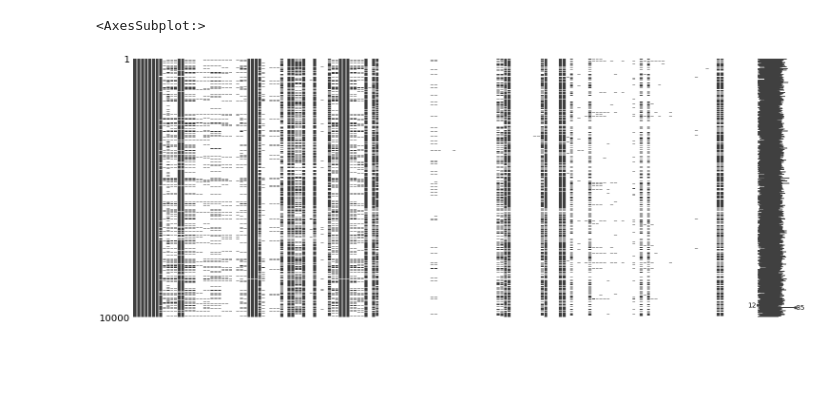
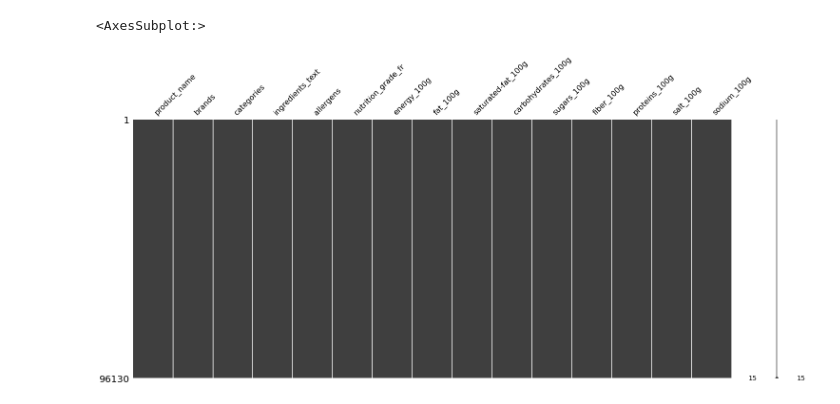
Before and after one commit to Gio-Mgm/food-flix, a Jupyter notebook: notebooks/data_cleaning.ipynb, the cells around one changed output. Saved outputs shown, nothing was run; the diff lists cells and outputs as text; code cells hidden in the pictures; blank space fills up the shorter version.

Commit message:
clean des datas pour mvp

```diff
--- a/notebooks/data_cleaning.ipynb
+++ b/notebooks/data_cleaning.ipynb
@@ -13,0 +129,16 @@ df.shape
+# %%
+df_x = df_2[[
+    'energy_100g',
+    'fat_100g',
+    'saturated-fat_100g',
+    'carbohydrates_100g',
+    'sugars_100g',
+    'fiber_100g',
+    'proteins_100g',
+    'salt_100g',
+    'sodium_100g'
+]]
+
+for i, col in enumerate(df_x.columns):
+    plt.figure(i, figsize=(12,6))
+    sns.boxplot(x=col, data=df_x)
@@ -13,0 +155,2 @@ df.shape
+# %%
+df_2 = df_2[df_2["proteins_100g"] < 100]
@@ -14,5 +171,29 @@ df.shape
+# %%
+cols =  [
+    'energy_100g',
+    'fat_100g',
+    'saturated-fat_100g',
+    'carbohydrates_100g',
+    'sugars_100g',
+    'fiber_100g',
+    'proteins_100g',
+    'salt_100g',
+    'sodium_100g'
+]
+for col in cols:
+    df_2[col] = df_2[col].fillna(0.0)
+
+cols2 = [
+    "categories",
+    "ingredients_text",
+    "allergens",
+    "nutrition_grade_fr",
+    "brands"
+]
+for col in cols2:
+    df_2[col] = df_2[col].fillna("Non renseigné")
 # %%
-msno.matrix(df)
+msno.matrix(df_2)
 # %% [output]
 <AxesSubplot:>
-[figure, old version]
+[figure, new version]
```
Also changed, not shown: parts of 25 cells of this notebook.
